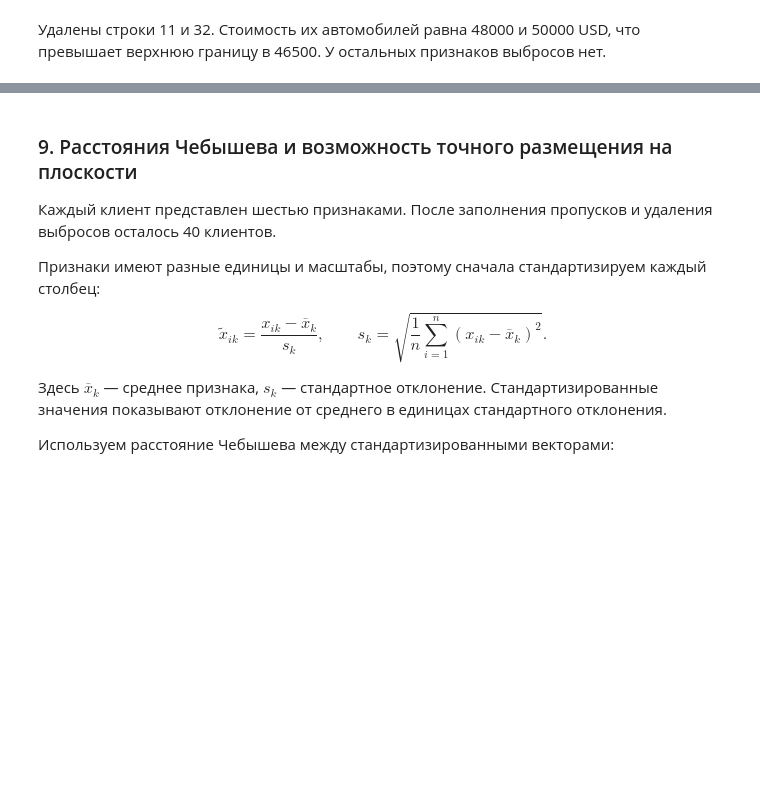
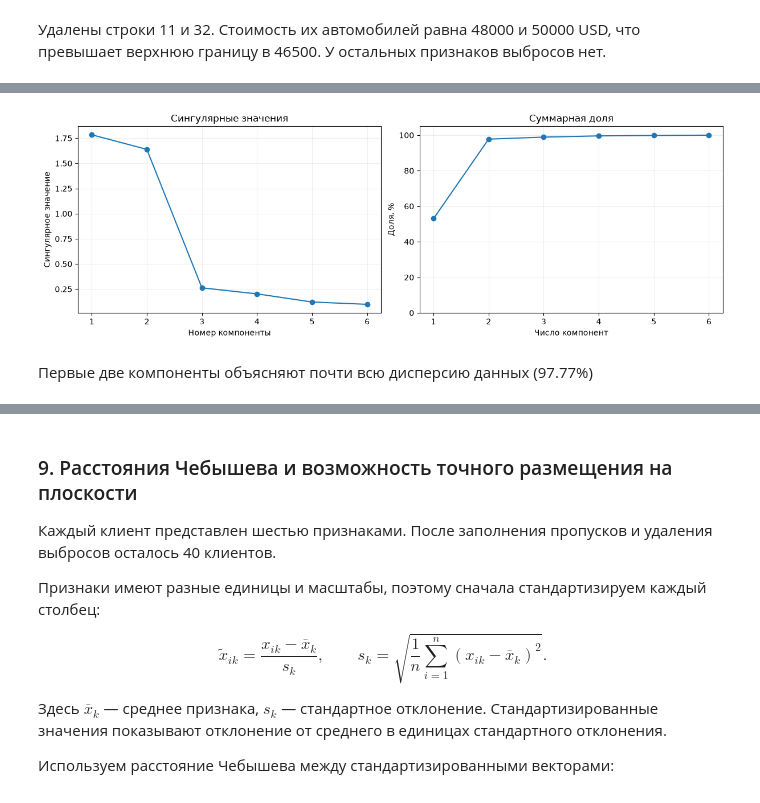
Before and after one commit to conk7/mda, a Jupyter notebook: lab1.ipynb, the cells around one changed output, grey strips where cells are left out. Drawn from its saved outputs; the diff is of its cells as text; code cells hidden in the pictures; blank space fills up the shorter version.

```diff
--- a/lab1.ipynb
+++ b/lab1.ipynb
@@ -254,0 +407,14 @@ df_clean
+# %%
+explained_variance = singular_values**2 / np.sum(singular_values**2)
+cumulative_variance = np.cumsum(explained_variance)
+
+variance_summary = pd.DataFrame(
+    {
+        "Сингулярное значение": singular_values,
+        "Доля дисперсии, %": 100 * explained_variance,
+        "Суммарная доля, %": 100 * cumulative_variance,
+    },
+    index=component_names,
+)
+
+variance_summary.round(6)
@@ -254,0 +429,25 @@ df_clean
+# %%
+component_numbers = np.arange(1, len(singular_values) + 1)
+
+fig_variance, axes = plt.subplots(1, 2, figsize=(12, 4), layout="constrained")
+
+axes[0].plot(component_numbers, singular_values, "o-")
+axes[0].set_title("Сингулярные значения")
+axes[0].set_xlabel("Номер компоненты")
+axes[0].set_ylabel("Сингулярное значение")
+
+axes[1].plot(component_numbers, 100 * cumulative_variance, "o-")
+axes[1].set_title("Суммарная доля")
+axes[1].set_xlabel("Число компонент")
+axes[1].set_ylabel("Доля, %")
+axes[1].set_ylim(0, 105)
+
+for ax in axes:
+    ax.set_xticks(component_numbers)
+    ax.grid(alpha=0.2)
+
+plt.show()
+# %% [output]
+[figure, added]
+# %% [markdown]
+Первые две компоненты объясняют почти всю дисперсию данных (97.77%)
```
Also changed, not shown: parts of 30 cells of this notebook.
